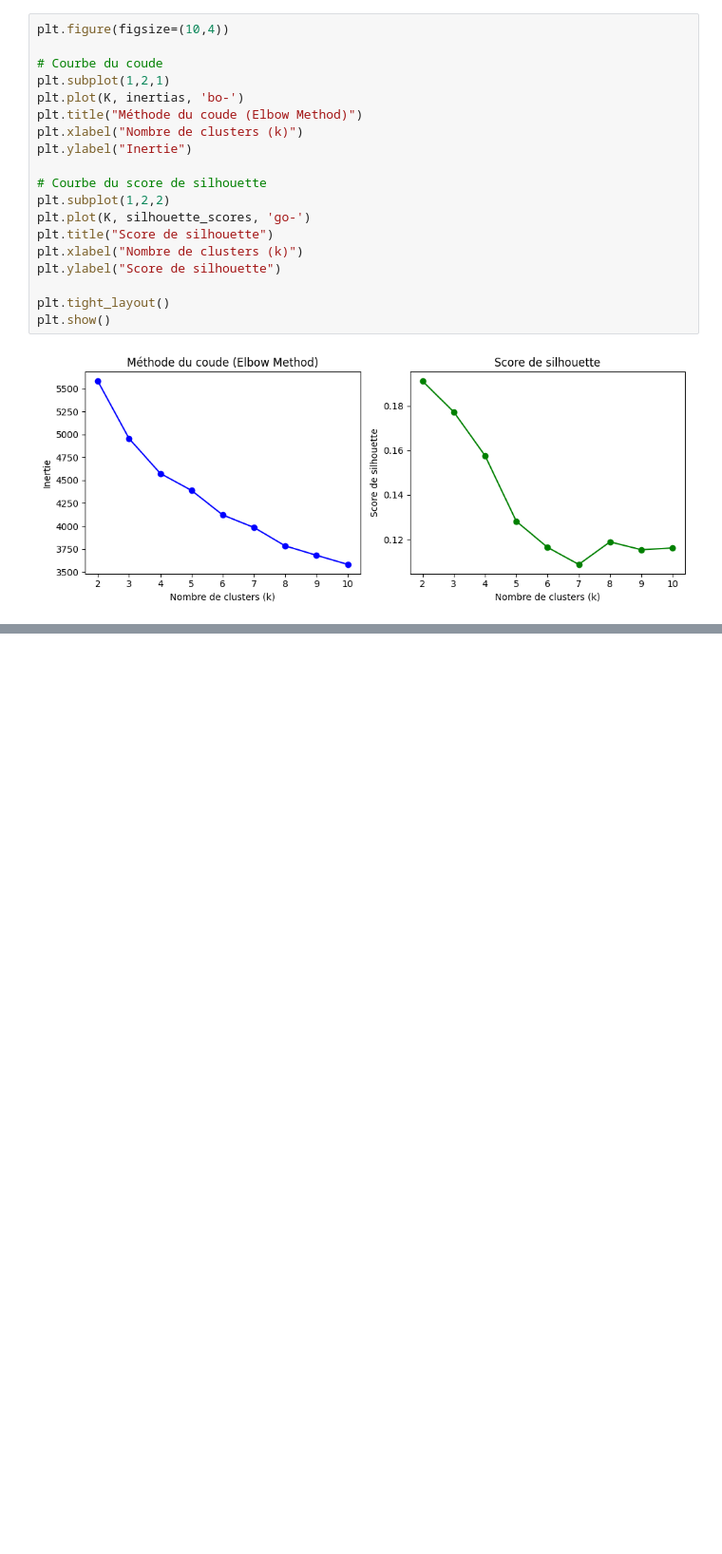
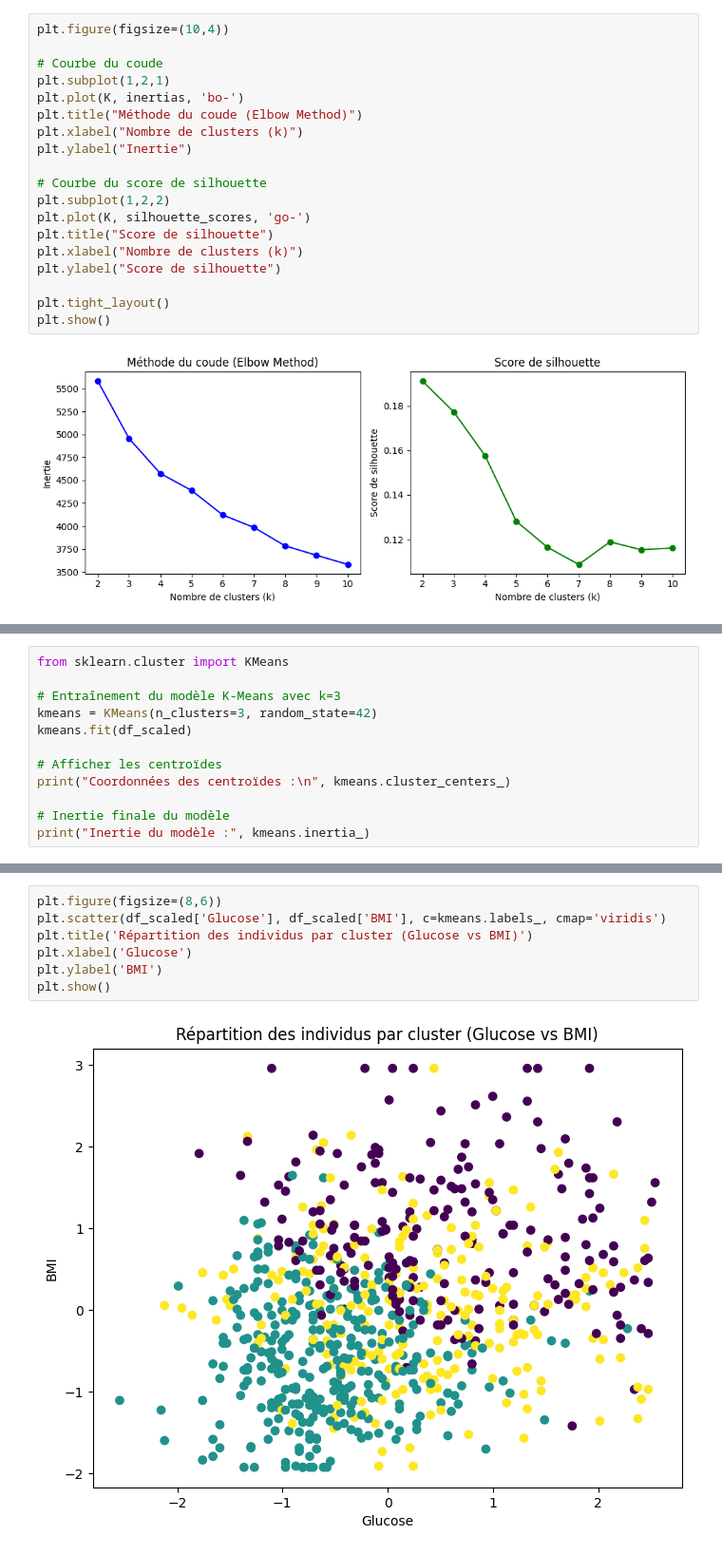
Before and after one commit to MinaELKH/breif2_AnalysePredictionRisqueDiabete, a Jupyter notebook: clustiring.ipynb, the cells around one changed output, grey strips where cells are left out. Shown at 95% size. Drawn from its saved outputs; the diff is of its cells as text; blank space fills up the shorter version.

```diff
--- a/clustiring.ipynb
+++ b/clustiring.ipynb
@@ -487,0 +503,12 @@ Puis comparer avec k = 3 pour voir si une segmentation plus fine apporte du sens
+# %%
+from sklearn.cluster import KMeans
+
+# Entraînement du modèle K-Means avec k=3
+kmeans = KMeans(n_clusters=3, random_state=42)
+kmeans.fit(df_scaled)
+
+# Afficher les centroïdes
+print("Coordonnées des centroïdes :\n", kmeans.cluster_centers_)
+
+# Inertie finale du modèle
+print("Inertie du modèle :", kmeans.inertia_)
@@ -487,0 +550,9 @@ Puis comparer avec k = 3 pour voir si une segmentation plus fine apporte du sens
+# %%
+plt.figure(figsize=(8,6))
+plt.scatter(df_scaled['Glucose'], df_scaled['BMI'], c=kmeans.labels_, cmap='viridis')
+plt.title('Répartition des individus par cluster (Glucose vs BMI)')
+plt.xlabel('Glucose')
+plt.ylabel('BMI')
+plt.show()
+# %% [output]
+[figure, added]
```
Also changed, not shown: parts of 10 cells of this notebook, 1 other file.
